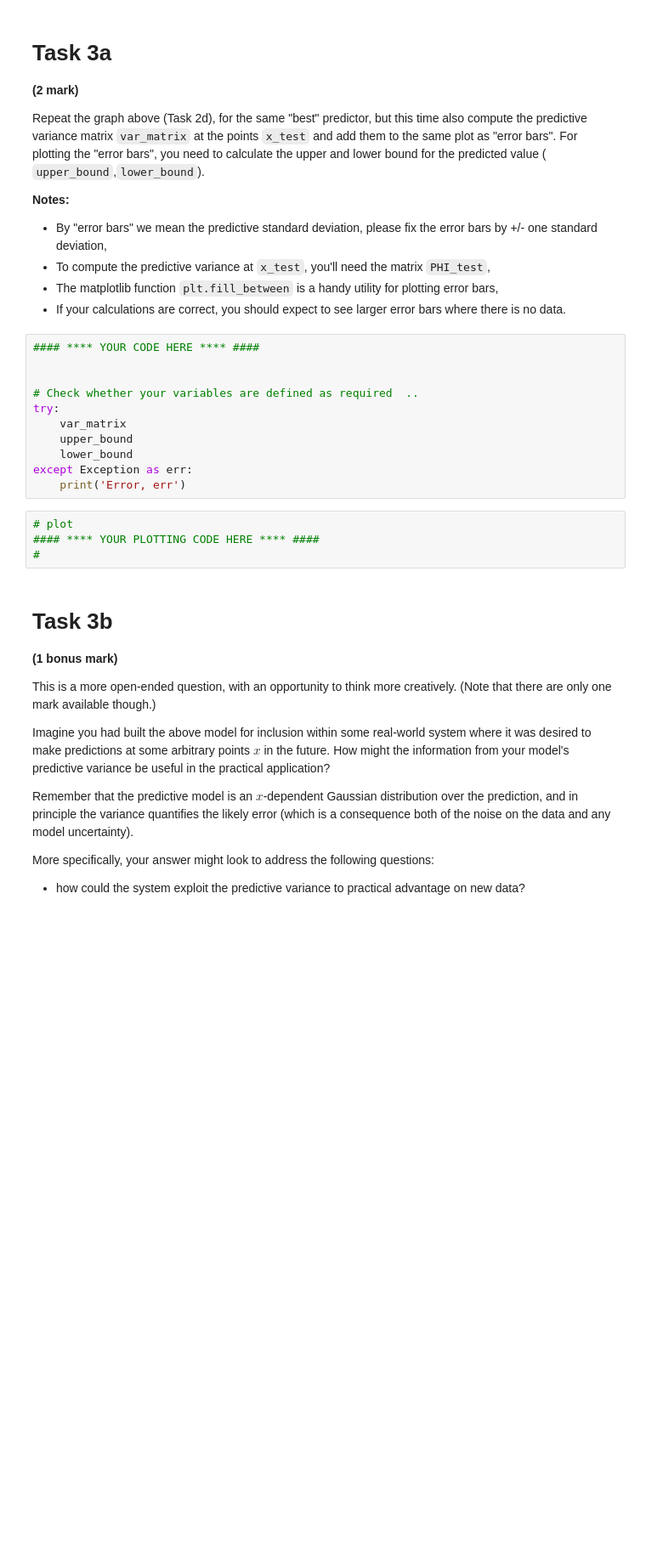
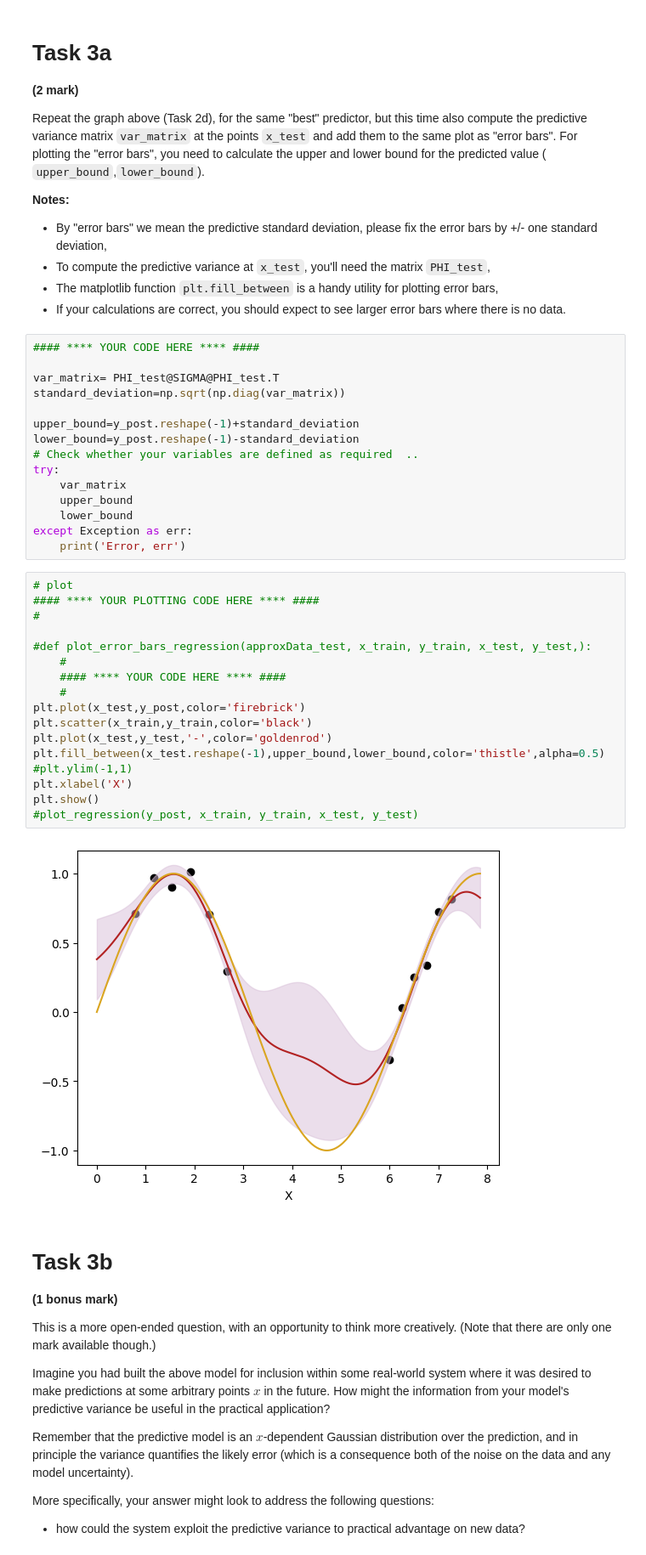
Before and after one commit to rwitobaansheikh/Bayesian_ML, a Jupyter notebook: Coursework/Coursework Zip File (Deadline 8pm, March 22th, 2024)-20240227/Coursework Part 1 2024/CW Part 1/BML_Coursework_Part1.ipynb, the cells around one changed output. Shown at 85% size. Cells and saved outputs as stored; diff of their text form; blank space fills up the shorter version.

```diff
--- a/Coursework/Coursework Zip File (Deadline 8pm, March 22th, 2024)-20240227/Coursework Part 1 2024/CW Part 1/BML_Coursework_Part1.ipynb
+++ b/Coursework/Coursework Zip File (Deadline 8pm, March 22th, 2024)-20240227/Coursework Part 1 2024/CW Part 1/BML_Coursework_Part1.ipynb
@@ -489,7 +497,11 @@ Repeat the graph above (Task 2d), for the same "best" predictor, but this time a
 # %%
 #### **** YOUR CODE HERE **** ####
 
+var_matrix= PHI_test@SIGMA@PHI_test.T
+standard_deviation=np.sqrt(np.diag(var_matrix))
 
+upper_bound=y_post.reshape(-1)+standard_deviation
+lower_bound=y_post.reshape(-1)-standard_deviation
 # Check whether your variables are defined as required  ..
 try:
     var_matrix
@@ -497,10 +509,25 @@ try:
     lower_bound
 except Exception as err:
     print('Error, err')
-# %%
-# plot
-#### **** YOUR PLOTTING CODE HERE **** ####
-#
+# %%
+# plot
+#### **** YOUR PLOTTING CODE HERE **** ####
+#
+
+#def plot_error_bars_regression(approxData_test, x_train, y_train, x_test, y_test,):
+    #
+    #### **** YOUR CODE HERE **** ####
+    #
+plt.plot(x_test,y_post,color='firebrick')
+plt.scatter(x_train,y_train,color='black')
+plt.plot(x_test,y_test,'-',color='goldenrod')
+plt.fill_between(x_test.reshape(-1),upper_bound,lower_bound,color='thistle',alpha=0.5)
+#plt.ylim(-1,1)
+plt.xlabel('X')
+plt.show()
+#plot_regression(y_post, x_train, y_train, x_test, y_test)
+# %% [output]
+[figure, added]
 # %% [markdown]
 # Task 3b
 **(1 bonus mark)**
```
Also changed, not shown: parts of 9 cells of this notebook.
